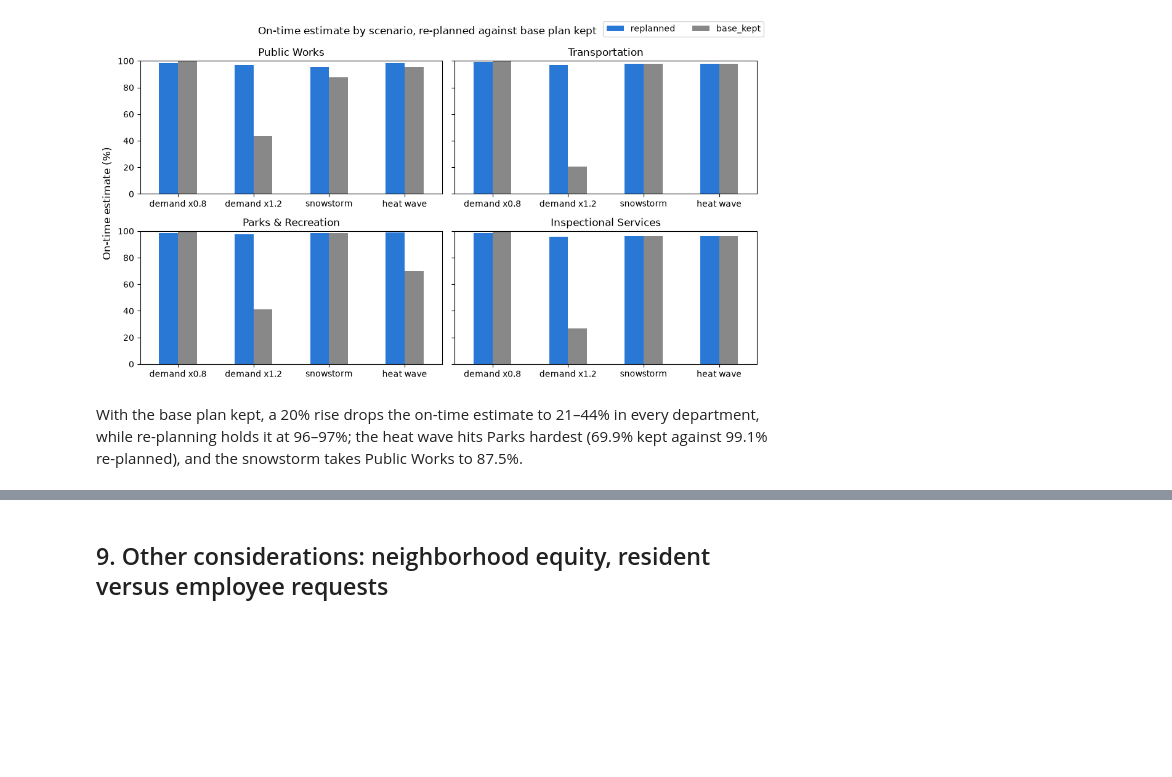
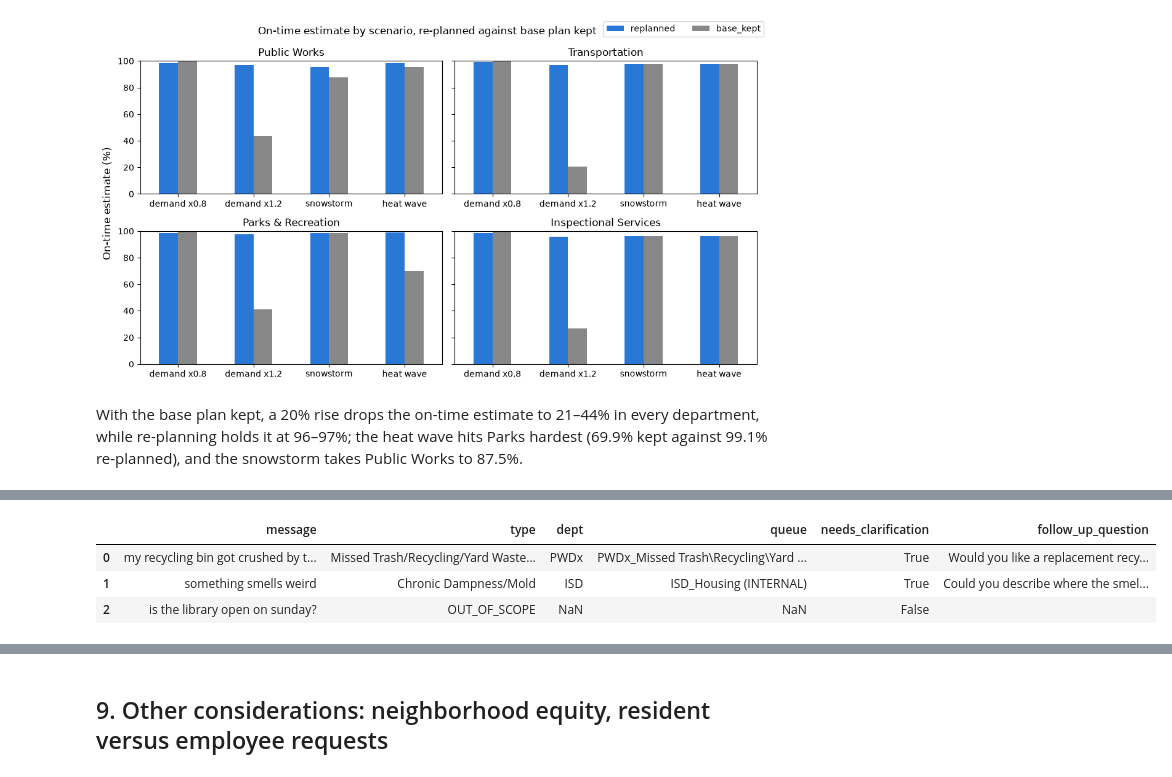
Before and after one commit to nishanth3112/Bos311-Crew-Planner, a Jupyter notebook: notebooks/boston311_crew_planner.ipynb, the cells around one changed output, grey strips where cells are left out. Cells and saved outputs as stored; diff of their text form; code cells hidden in the pictures; blank space fills up the shorter version.

```diff
--- a/notebooks/boston311_crew_planner.ipynb
+++ b/notebooks/boston311_crew_planner.ipynb
@@ -484,0 +505,48 @@ With the base plan kept, a 20% rise drops the on-time estimate to 21–44% in ev
+# %%
+from typing import Literal
+
+import groq
+from langchain_community.embeddings import FastEmbedEmbeddings
+from langchain_core.documents import Document
+from langchain_core.vectorstores import InMemoryVectorStore
+from langchain_groq import ChatGroq
+from pydantic import Field, create_model
+
+# One document per 2024 request type: its name and its reason (each type has exactly one)
+docs = con.sql("select type, any_value(reason) as reason from raw where year(open_dt) = 2024 group by type order by type").df()
+store = InMemoryVectorStore(FastEmbedEmbeddings(model_name="BAAI/bge-small-en-v1.5"))
+store.add_documents([Document(f"{t} | {r}", metadata={"type": t}) for t, r in zip(docs.type, docs.reason)])
+
+# Department and queue for each type: its most common 2024 routing
+route_of = types.drop_duplicates("type").set_index("type")  # types is sorted by n_2024 within each type
+
+llm = ChatGroq(model=LLM_MODEL, temperature=0, max_retries=10)  # free tier: 8,000 tokens a minute, so calls wait and retry
+
+SYSTEM = """You route messages from Boston residents to a City of Boston 311 request type.
+Pick the one candidate type that best matches the resident's main problem. If the message names several problems, pick the first or most urgent one.
+Pick OUT_OF_SCOPE only if the message is not a request for a city service at all (for example a general question or a private matter).
+If the message is too vague to be sure, still pick the most likely type, set needs_clarification to true, and write one short follow_up_question that would settle it. Otherwise leave follow_up_question empty."""
+
+
+def intake(message):
+    hits = store.similarity_search(message, k=5)
+    options = [h.metadata["type"] for h in hits]
+    Route = create_model("Route", request_type=(Literal[tuple(options + ["OUT_OF_SCOPE"])], ...), needs_clarification=(bool, ...),
+                         follow_up_question=(str, Field(description="One short question, or empty")))
+    candidates = "\n".join(f"- {h.page_content}" for h in hits)
+    # Groq sometimes fails a strict-schema generation with a 400; a retry succeeds
+    out = llm.with_structured_output(Route, method="json_schema", strict=True).with_retry(
+        retry_if_exception_type=(groq.BadRequestError,), stop_after_attempt=3).invoke(
+        [("system", SYSTEM), ("human", f"Candidate types (name | category):\n{candidates}\n\nMessage: {message}")])
+    row = route_of.loc[out.request_type] if out.request_type in route_of.index else None
+    return dict(type=out.request_type, dept=None if row is None else row.dept, queue=None if row is None else row.queue,
+                needs_clarification=out.needs_clarification, follow_up_question=out.follow_up_question, candidates=options)
+
+
+pd.DataFrame([dict(message=m, **intake(m)) for m in
+              ["my recycling bin got crushed by the truck", "something smells weird", "is the library open on sunday?"]]).drop(columns="candidates")
+# %% [output]
+|  | message | type | dept | queue | needs_clarification | follow_up_question |
+| 0 | my recycling bin got crushed by t... | Missed Trash/Recycling/Yard Waste... | PWDx | PWDx_Missed Trash\Recycling\Yard ... | True | Would you like a replacement recy... |
+| 1 | something smells weird | Chronic Dampness/Mold | ISD | ISD_Housing (INTERNAL) | True | Could you describe where the smel... |
+| 2 | is the library open on sunday? | OUT_OF_SCOPE | NaN | NaN | False |  |
```
Also changed, not shown: parts of 14 cells of this notebook.
